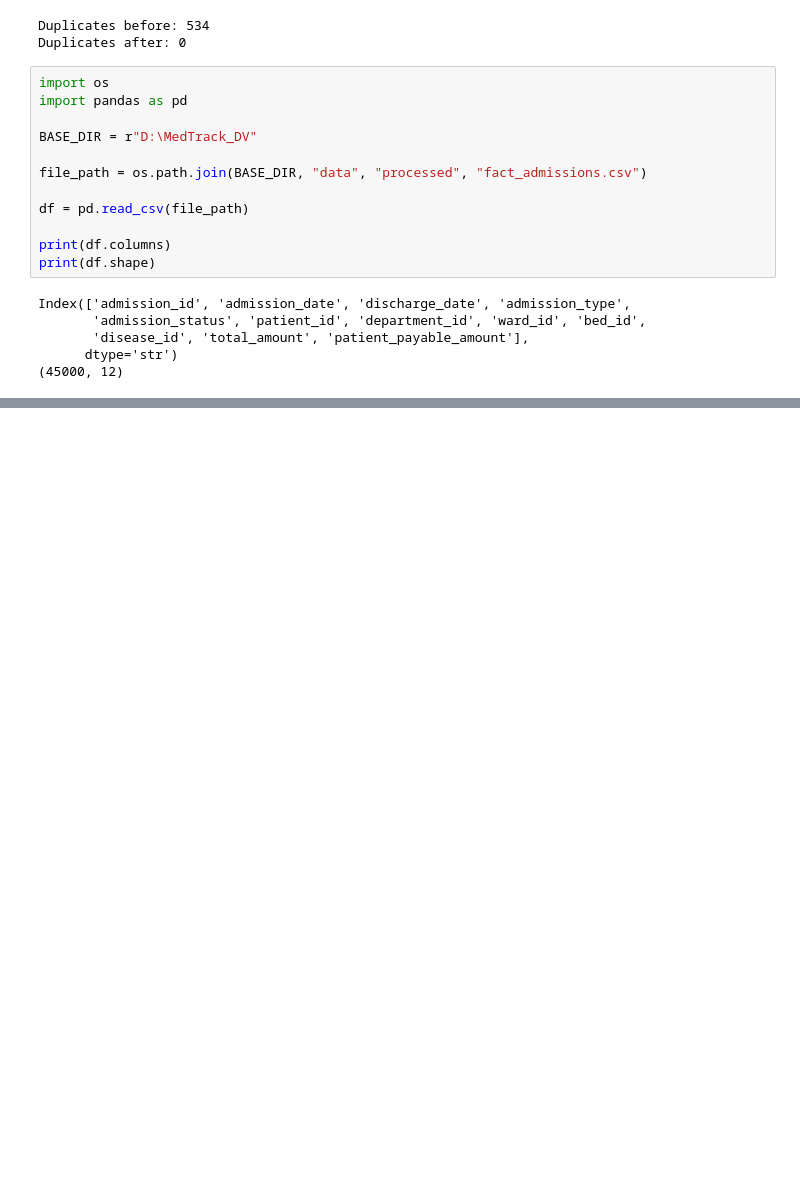
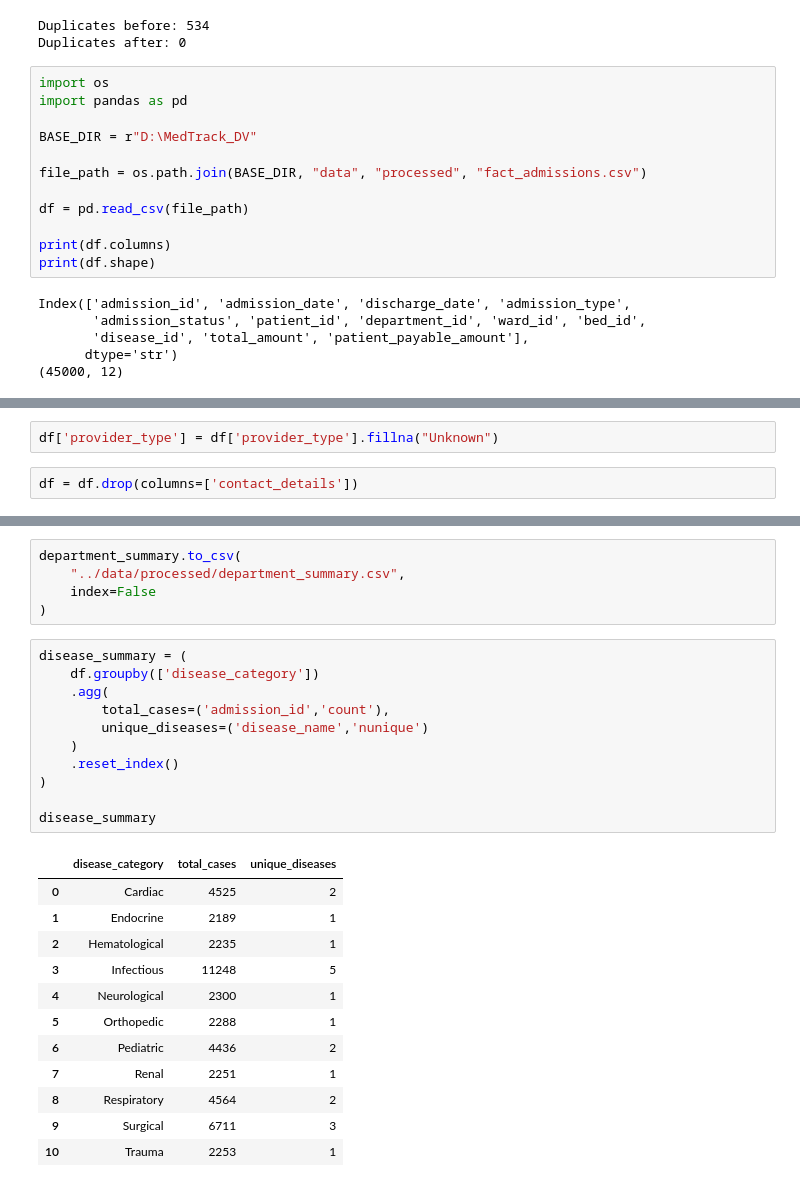
Before and after one commit to springboardmentor2801p/MedTrack_DV, a Jupyter notebook: notebooks/data_exploration.ipynb, the cells around one changed output, grey strips where cells are left out. Drawn from its saved outputs; the diff is of its cells as text; blank space fills up the shorter version.

```diff
--- a/notebooks/data_exploration.ipynb
+++ b/notebooks/data_exploration.ipynb
@@ -118,0 +131,4 @@ ModuleNotFoundError: No module named 'matplotlib'
+# %%
+df['provider_type'] = df['provider_type'].fillna("Unknown")
+# %%
+df = df.drop(columns=['contact_details'])
@@ -118,0 +273,29 @@ ModuleNotFoundError: No module named 'matplotlib'
+# %%
+department_summary.to_csv(
+    "../data/processed/department_summary.csv",
+    index=False
+)
+# %%
+disease_summary = (
+    df.groupby(['disease_category'])
+    .agg(
+        total_cases=('admission_id','count'),
+        unique_diseases=('disease_name','nunique')
+    )
+    .reset_index()
+)
+
+disease_summary
+# %% [output]
+|  | disease_category | total_cases | unique_diseases |
+| 0 | Cardiac | 4525 | 2 |
+| 1 | Endocrine | 2189 | 1 |
+| 2 | Hematological | 2235 | 1 |
+| 3 | Infectious | 11248 | 5 |
+| 4 | Neurological | 2300 | 1 |
+| 5 | Orthopedic | 2288 | 1 |
+| 6 | Pediatric | 4436 | 2 |
+| 7 | Renal | 2251 | 1 |
+| 8 | Respiratory | 4564 | 2 |
+| 9 | Surgical | 6711 | 3 |
+| 10 | Trauma | 2253 | 1 |
```
Also changed, not shown: parts of 37 cells of this notebook, 1 other file.
